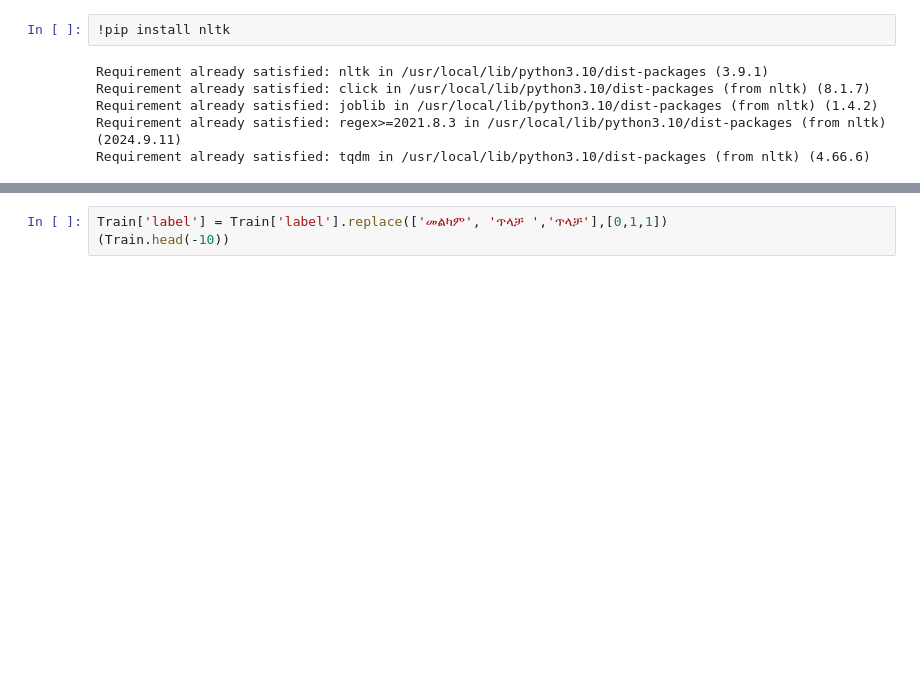
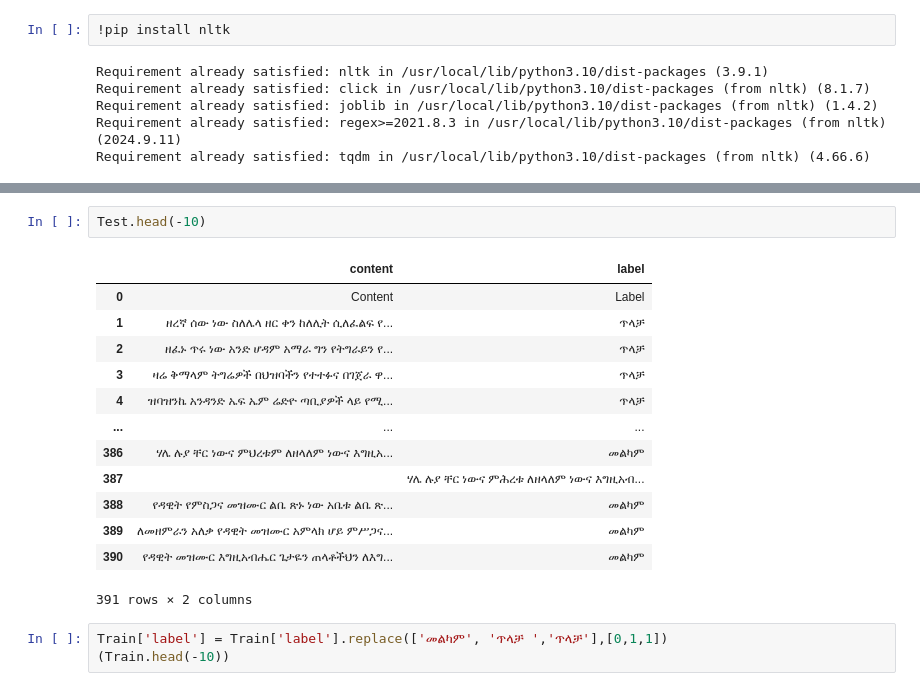
Before and after one commit to IbnuEyni/iCog-Labs, a Jupyter notebook: work_tasks/amharic_hateSpeech_detector.ipynb, the cells around one changed output, grey strips where cells are left out. Saved outputs shown, nothing was run; the diff lists cells and outputs as text; blank space fills up the shorter version.

```diff
--- a/work_tasks/amharic_hateSpeech_detector.ipynb
+++ b/work_tasks/amharic_hateSpeech_detector.ipynb
@@ -180,3 +177,19 @@ Test = Test.drop(columns=[0])
+# %%
+Test.head(-10)
+# %% [output]
+|  | content | label |
+| 0 | Content | Label |
+| 1 | ዘረኛ ሰው ነው ስለሌላ ዘር ቀን ከለሊት ሲለፈልፍ የ... | ጥላቻ |
+| 2 | ዘፈኑ ጥሩ ነው አንድ ሆዳም አማራ ግን የትግራይን የ... | ጥላቻ |
+| 3 | ዛሬ ቅማላም ትግሬዎች በህዝባችን የተተፉና በገጀራ ዋ... | ጥላቻ |
+| 4 | ዝባዝንኬ አንዳንድ ኤፍ ኤም ሬድዮ ጣቢያዎች ላይ የሚ... | ጥላቻ |
+| ... | ... | ... |
+| 386 | ሃሌ ሉያ ቸር ነውና ምህረቱም ለዘላለም ነውና እግዚአ... | መልካም |
+| 387 |  | ሃሌ ሉያ ቸር ነውና ምሕረቱ ለዘላለም ነውና እግዚአብ... |
+| 388 | የዳዊት የምስጋና መዝሙር ልቤ ጽኑ ነው አቤቱ ልቤ ጽ... | መልካም |
+| 389 | ለመዘምራን አለቃ የዳዊት መዝሙር አምላክ ሆይ ምሥጋና... | መልካም |
+| 390 | የዳዊት መዝሙር እግዚአብሔር ጌታዬን ጠላቶችህን ለእግ... | መልካም |
+391 rows × 2 columns
 # %%
 Train['label'] = Train['label'].replace(['መልካም', 'ጥላቻ ','ጥላቻ'],[0,1,1])
 (Train.head(-10))
```
Also changed, not shown: parts of 19 cells of this notebook.
